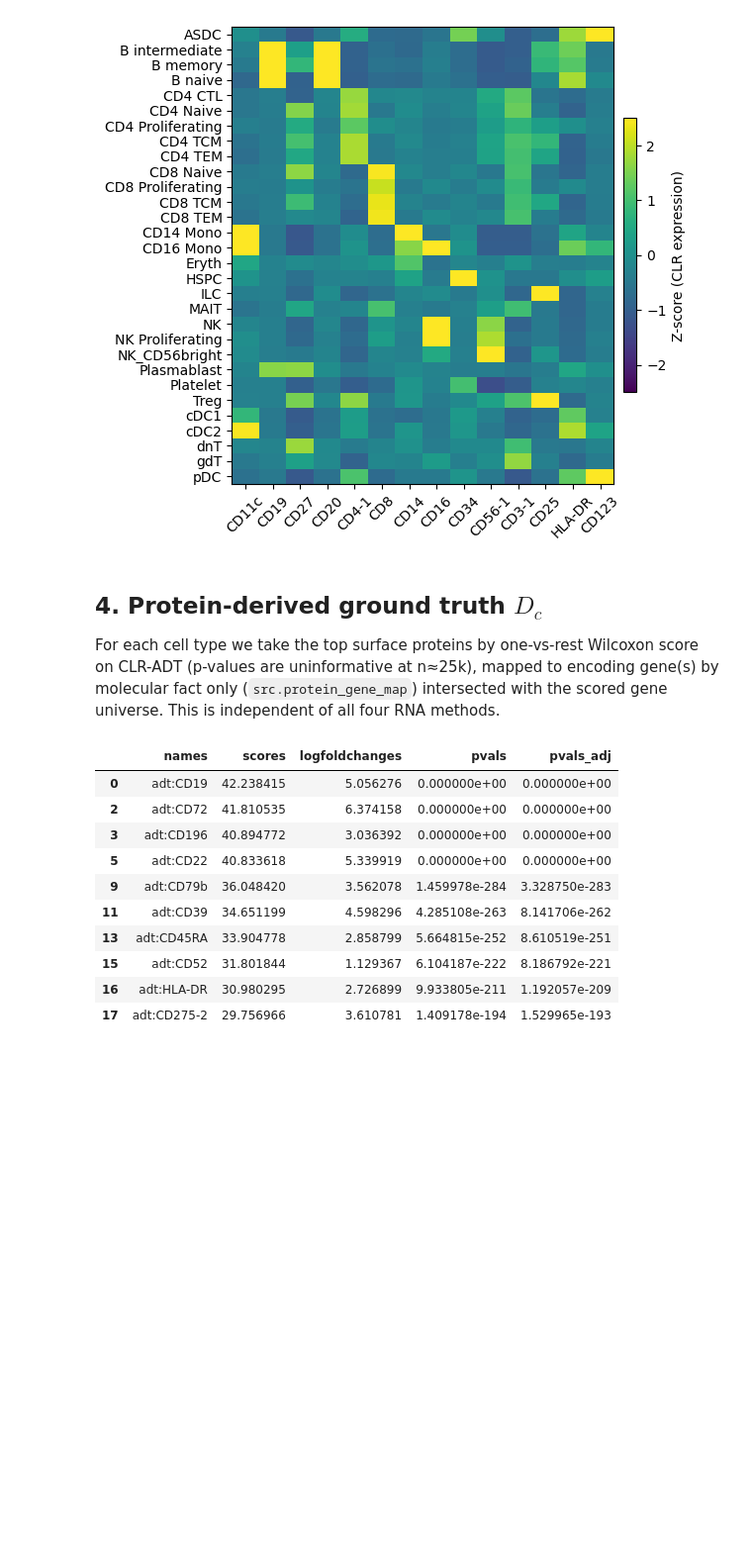
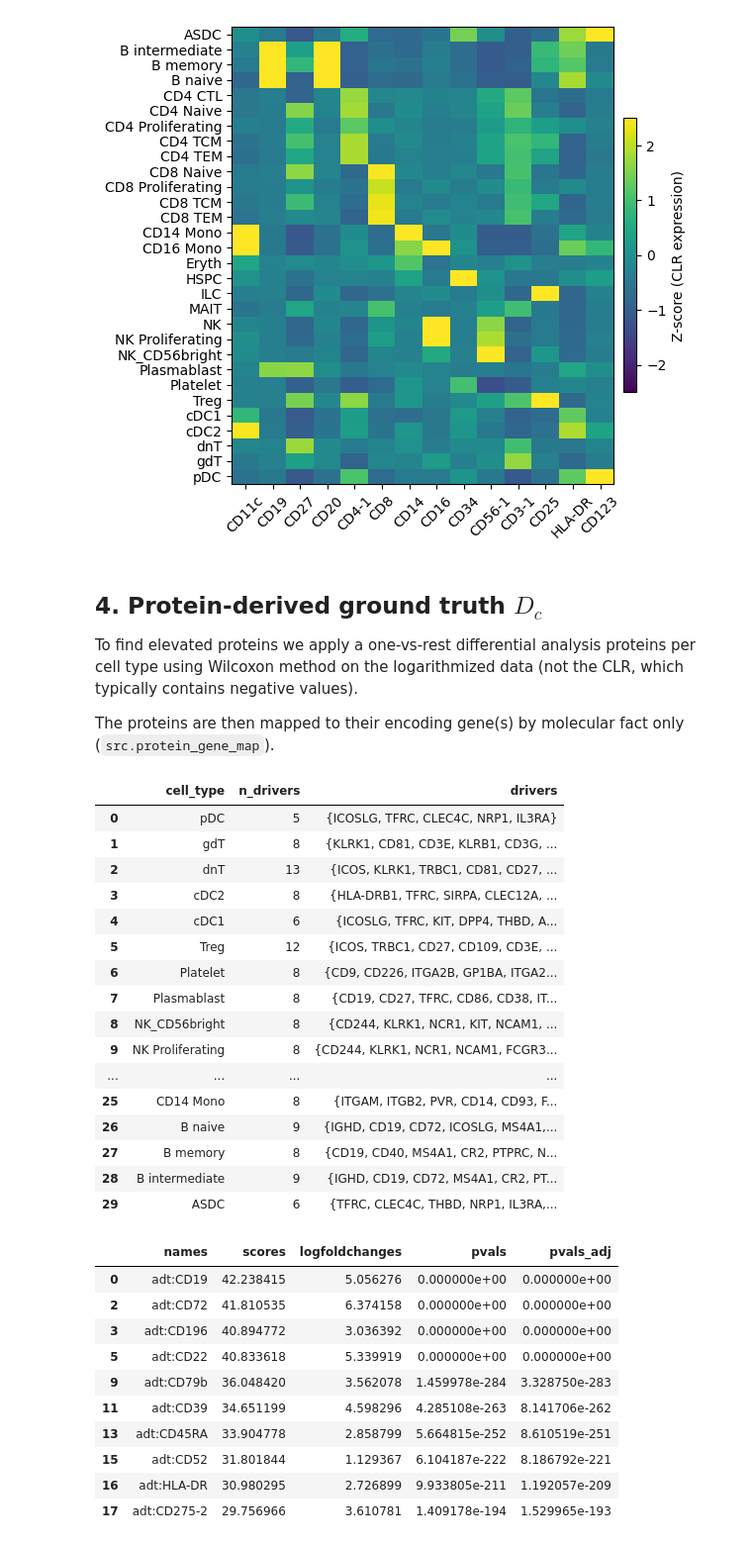
Before and after one commit to inbar/data_science_for_life_science_summer_2026_project_python, a Jupyter notebook: notebooks/notebook.ipynb, the cells around one changed output. Shown at 99% size. Saved outputs shown, nothing was run; the diff lists cells and outputs as text; code cells hidden in the pictures; blank space fills up the shorter version.

Commit message:
Cleanup ground truth construction

```diff
--- a/notebooks/notebook.ipynb
+++ b/notebooks/notebook.ipynb
@@ -400,4 +407,6 @@ plotting.protein_marker_validation_heatmap(df)
 # %% [markdown]
 ## 4. Protein-derived ground truth $D_c$
 
-For each cell type we take the top surface proteins by one-vs-rest Wilcoxon score on CLR-ADT (p-values are uninformative at n≈25k), mapped to encoding gene(s) by molecular fact only (`src.protein_gene_map`) intersected with the scored gene universe. This is independent of all four RNA methods.
+To find elevated proteins we apply a one-vs-rest differential analysis proteins per cell type using Wilcoxon method on the logarithmized data (not the CLR, which typically contains negative values).
+
+The proteins are then mapped to their encoding gene(s) by molecular fact only (`src.protein_gene_map`).
@@ -414,3 +413,26 @@ drivers, details = ground_truth.build_ground_truth(adt_dataset,
+# %%
+cell_type_to_driver_gene_mapping, marker_proteins = ground_truth.build_ground_truth(adt_dataset, LEVEL, hv_genes)
+
+summary = ground_truth.summarise_driver_genes(cell_type_to_driver_gene_mapping)
+summary
+# %% [output]
+|  | cell_type | n_drivers | drivers |
+| 0 | pDC | 5 | {ICOSLG, TFRC, CLEC4C, NRP1, IL3RA} |
+| 1 | gdT | 8 | {KLRK1, CD81, CD3E, KLRB1, CD3G, ... |
+| 2 | dnT | 13 | {ICOS, KLRK1, TRBC1, CD81, CD27, ... |
+| 3 | cDC2 | 8 | {HLA-DRB1, TFRC, SIRPA, CLEC12A, ... |
+| 4 | cDC1 | 6 | {ICOSLG, TFRC, KIT, DPP4, THBD, A... |
+| 5 | Treg | 12 | {ICOS, TRBC1, CD27, CD109, CD3E, ... |
+| 6 | Platelet | 8 | {CD9, CD226, ITGA2B, GP1BA, ITGA2... |
+| 7 | Plasmablast | 8 | {CD19, CD27, TFRC, CD86, CD38, IT... |
+| 8 | NK_CD56bright | 8 | {CD244, KLRK1, NCR1, KIT, NCAM1, ... |
+| 9 | NK Proliferating | 8 | {CD244, KLRK1, NCR1, NCAM1, FCGR3... |
+| ... | ... | ... | ... |
+| 25 | CD14 Mono | 8 | {ITGAM, ITGB2, PVR, CD14, CD93, F... |
+| 26 | B naive | 9 | {IGHD, CD19, CD72, ICOSLG, MS4A1,... |
+| 27 | B memory | 8 | {CD19, CD40, MS4A1, CR2, PTPRC, N... |
+| 28 | B intermediate | 9 | {IGHD, CD19, CD72, MS4A1, CR2, PT... |
+| 29 | ASDC | 6 | {TFRC, CLEC4C, THBD, NRP1, IL3RA,... |
 # %%
 import scanpy as sc
 
```
Also changed, not shown: parts of 9 cells of this notebook, 3 other files.
